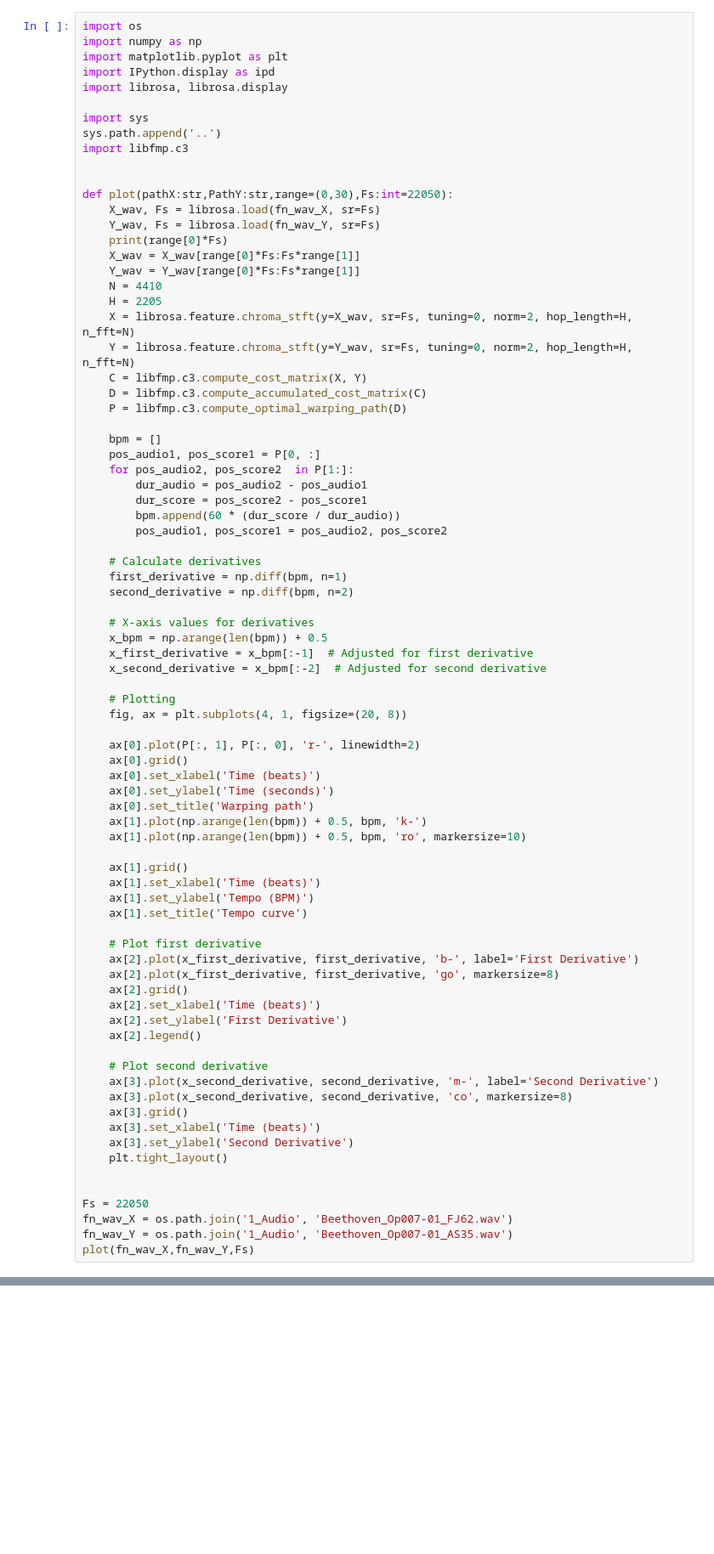
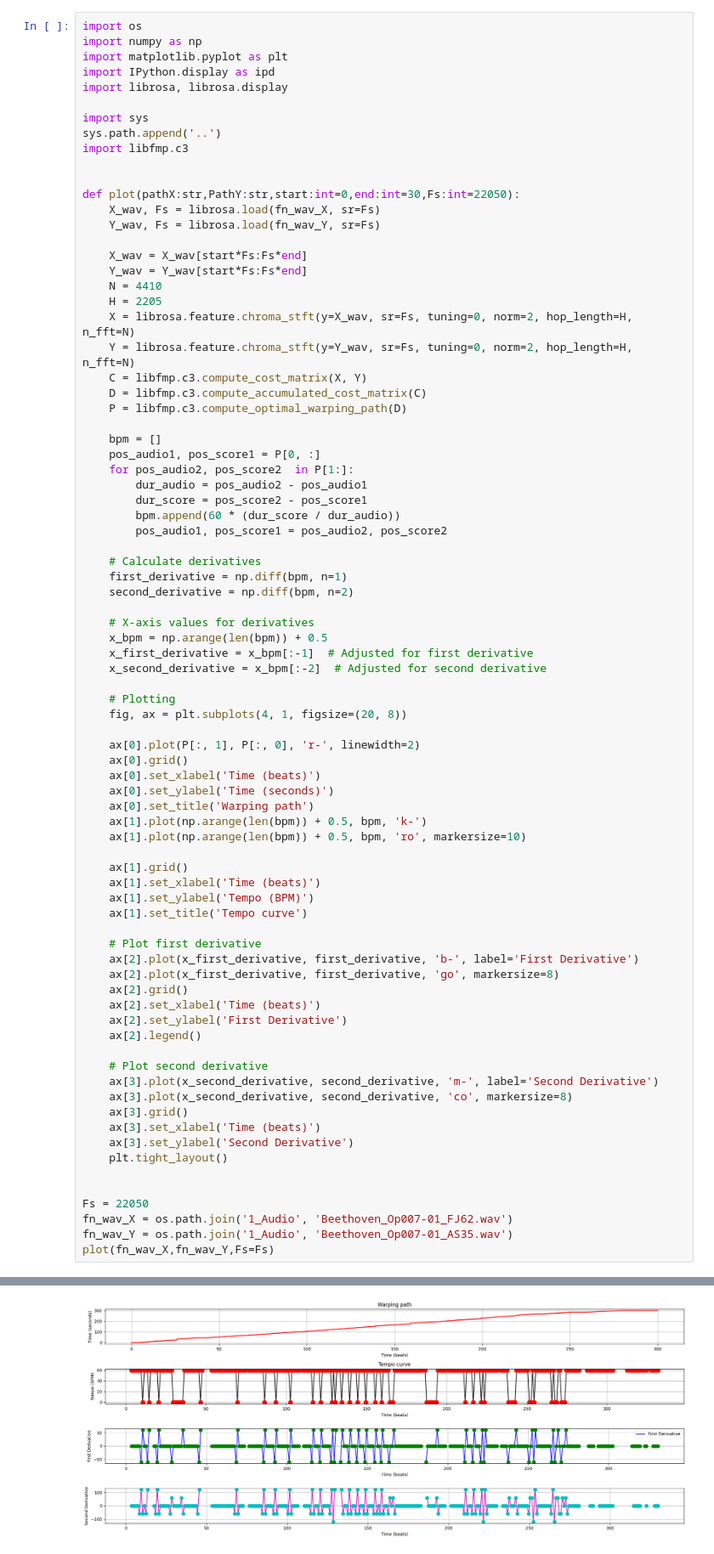
Before and after one commit to behroozbc/project, a Jupyter notebook: plot-function.ipynb, the cells around one changed output, grey strips where cells are left out. Shown at 85% size. Cells and saved outputs as stored; diff of their text form; blank space fills up the shorter version.

Commit message:
fix range

```diff
--- a/plot-function.ipynb
+++ b/plot-function.ipynb
@@ -10,12 +10,12 @@ sys.path.append('..')
 import libfmp.c3
 
 
-def plot(pathX:str,PathY:str,range=(0,30),Fs:int=22050):
+def plot(pathX:str,PathY:str,start:int=0,end:int=30,Fs:int=22050):
     X_wav, Fs = librosa.load(fn_wav_X, sr=Fs)
     Y_wav, Fs = librosa.load(fn_wav_Y, sr=Fs)
-    print(range[0]*Fs)
-    X_wav = X_wav[range[0]*Fs:Fs*range[1]]
-    Y_wav = Y_wav[range[0]*Fs:Fs*range[1]]
+
+    X_wav = X_wav[start*Fs:Fs*end]
+    Y_wav = Y_wav[start*Fs:Fs*end]
     N = 4410
     H = 2205
     X = librosa.feature.chroma_stft(y=X_wav, sr=Fs, tuning=0, norm=2, hop_length=H, n_fft=N)
@@ -77,5 +77,5 @@ def plot(pathX:str,PathY:str,range=(0,30),Fs:int=22050):
 Fs = 22050
 fn_wav_X = os.path.join('1_Audio', 'Beethoven_Op007-01_FJ62.wav')
 fn_wav_Y = os.path.join('1_Audio', 'Beethoven_Op007-01_AS35.wav')
-plot(fn_wav_X,fn_wav_Y,Fs)
+plot(fn_wav_X,fn_wav_Y,Fs=Fs)
 # %% [output]
@@ -82,0 +84 @@ TypeError: 'int' object is not subscriptable
+[figure, added]
```
Also changed, not shown: parts of 1 cell of this notebook.
